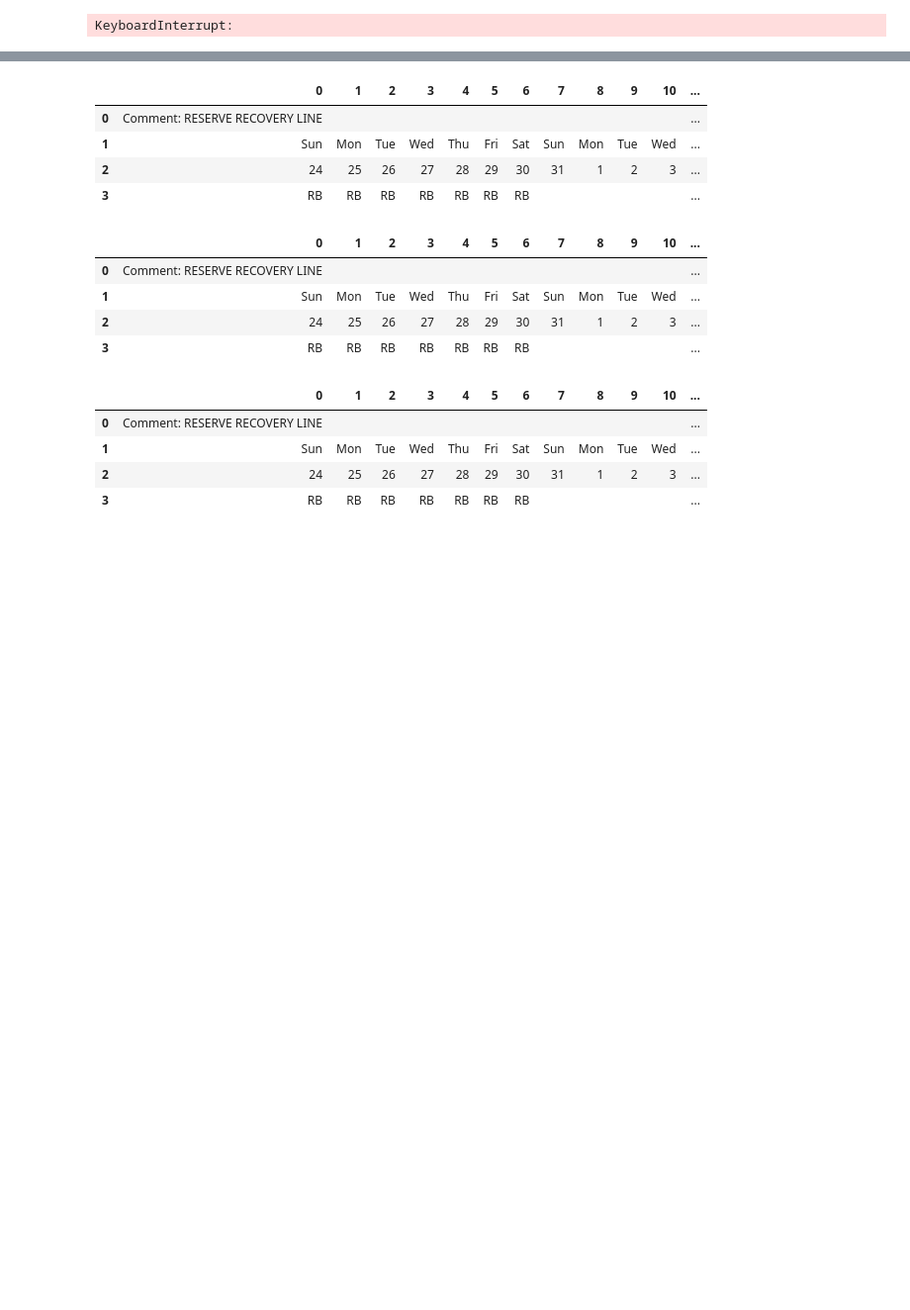
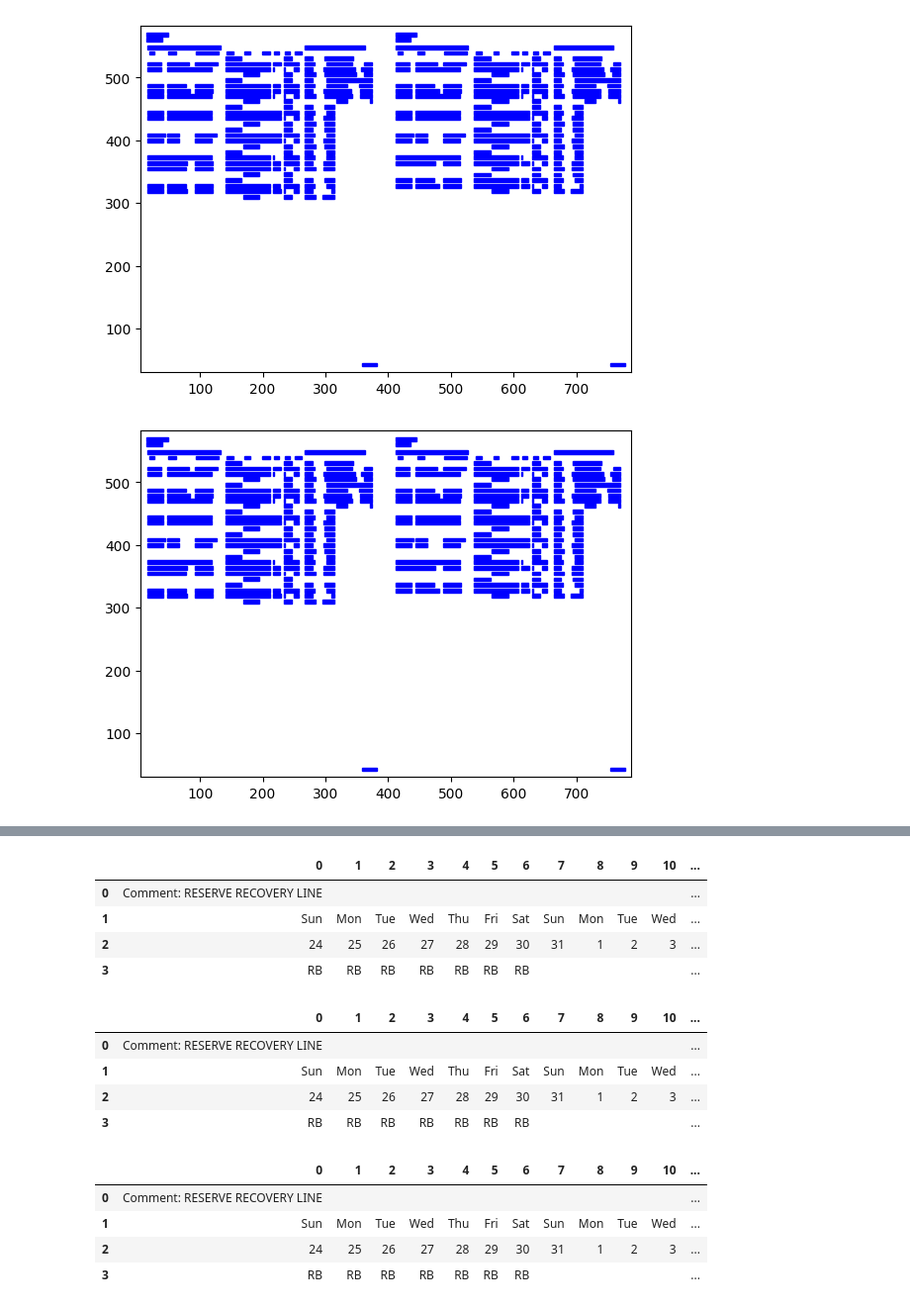
Before and after one commit to AstroPhysX/UPS-project, a Jupyter notebook: Program/Camelot.ipynb, the cells around one changed output, grey strips where cells are left out. Shown at 99% size. Saved outputs shown, nothing was run; the diff lists cells and outputs as text; code cells hidden in the pictures; blank space fills up the shorter version.

```diff
--- a/Program/Camelot.ipynb
+++ b/Program/Camelot.ipynb
@@ -20,4 +20,0 @@ pdf.close()
-# %%
-tables_stream=camelot.read_pdf(filename,flavor='stream',pages=pgrange,table_areas=['79.6,468,779.7,384.8','42.4,466,80.5,314.5','79.6,313,779.7,230.98','79.6,384.8,779.7,314.0','79.6,230.98,779.7,159.0','42.4,314,80.5,159.0'],columns=['104.6,128.8,152.9,177.1,201.2,225,249.5,273.4,297.6,321.6,345.6,369.8,393.9,418.2,442.1,466.4,490.4,514.3,538.6,562.7,586.8,611,635,659.1,683.4,707.3,731.3','42.4','104.6,128.8,152.9,177.1,201.2,225,249.5,273.4,297.6,321.6,345.6,369.8,393.9,418.2,442.1,466.4,490.4,514.3,538.6,562.7,586.8,611,635,659.1,683.4,707.3,731.3','104.6,128.8,152.9,177.1,201.2,225,249.5,273.4,297.6,321.6,345.6,369.8,393.9,418.2,442.1,466.4,490.4,514.3,538.6,562.7,586.8,611,635,659.1,683.4,707.3,731.3','104.6,128.8,152.9,177.1,201.2,225,249.5,273.4,297.6,321.6,345.6,369.8,393.9,418.2,442.1,466.4,490.4,514.3,538.6,562.7,586.8,611,635,659.1,683.4,707.3,731.3','42.4'],strip_text='--\n')
-# %% [output]
-KeyboardInterrupt:
@@ -24,3 +23,8 @@ KeyboardInterrupt:
+# %%
+camelot.plot(tables_stream[0],kind='textedge')
+# %% [output]
+[figure, added]
+[figure, added]
 # %%
 tables_stream[0].df
 # %% [output]
```
Also changed, not shown: parts of 4 cells of this notebook, 8 other files.
